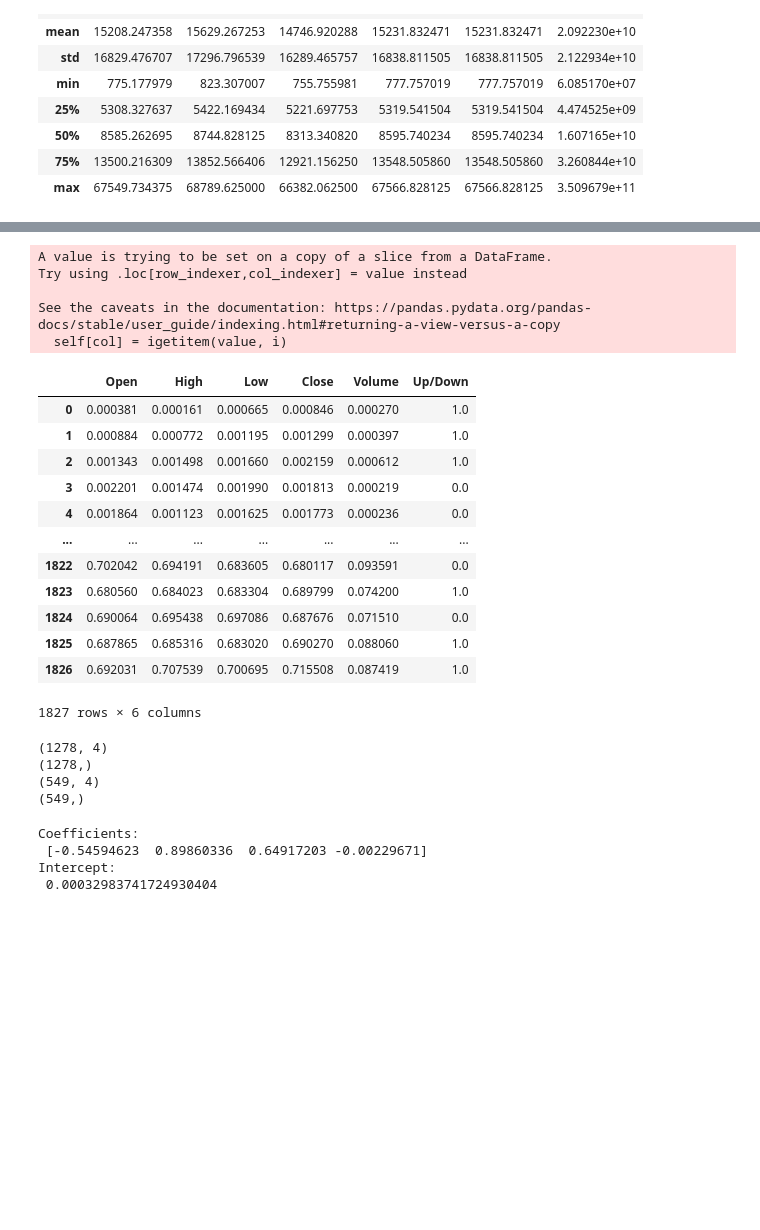
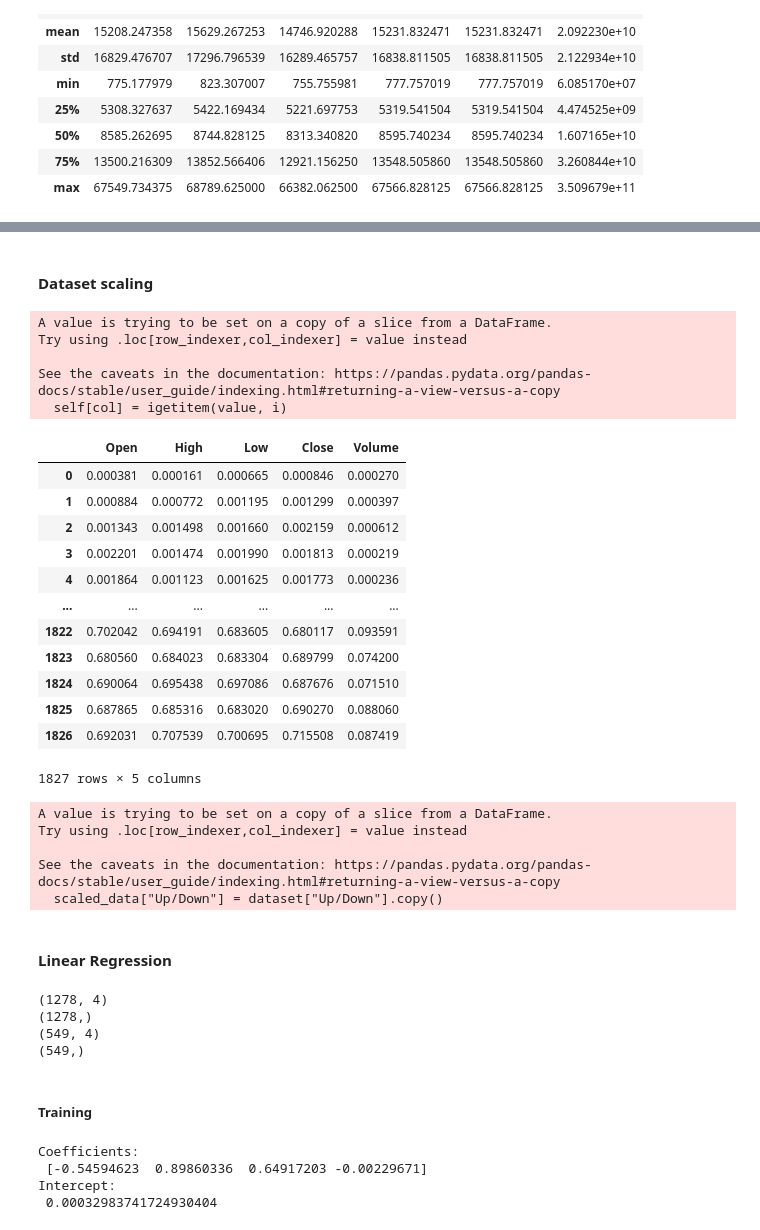
Before and after one commit to marina-sam14/BitcoinClosePricePrediction, a Jupyter notebook: MachineLearning.ipynb, the cells around one changed output, grey strips where cells are left out. Drawn from its saved outputs; the diff is of its cells as text; code cells hidden in the pictures; blank space fills up the shorter version.

```diff
--- a/MachineLearning.ipynb
+++ b/MachineLearning.ipynb
@@ -42,0 +68,3 @@ dataset['Up/Down'] = np.where(dataset['pos_neg']>0, '0', '1')
+# %%
+dataset["Date"]=pd.to_datetime(dataset['Date'])
+dataset['Date']
@@ -42,0 +84,3 @@ dataset['Up/Down'] = np.where(dataset['pos_neg']>0, '0', '1')
+# %%
+dataset['Year'] = dataset['Date'].dt.year
+dataset
@@ -43,28 +161,39 @@ dataset['Up/Down'] = np.where(dataset['pos_neg']>0, '0', '1')
+# %% [markdown]
+#### Dataset scaling
 # %%
-#### Scaling ####
-scaled_data = dataset[['Open', 'High', 'Low', 'Close', 'Volume','Up/Down']]
+scaled_data = dataset[['Open', 'High', 'Low', 'Close', 'Volume']]
 scaler = MinMaxScaler(copy=False)
-scaled_data[['Open', 'High', 'Low', 'Close', 'Volume','Up/Down']] = scaler.fit_transform(scaled_data[['Open', 'High', 'Low', 'Close', 'Volume','Up/Down']])
+scaled_data[['Open', 'High', 'Low', 'Close', 'Volume']] = scaler.fit_transform(scaled_data[['Open', 'High', 'Low', 'Close', 'Volume']])
 scaled_data
 # %% [output]
 A value is trying to be set on a copy of a slice from a DataFrame.
 Try using .loc[row_indexer,col_indexer] = value instead
 
 See the caveats in the documentation: https://pandas.pydata.org/pandas-docs/stable/user_guide/indexing.html#returning-a-view-versus-a-copy
   self[col] = igetitem(value, i)
-|  | Open | High | Low | Close | Volume | Up/Down |
-| 0 | 0.000381 | 0.000161 | 0.000665 | 0.000846 | 0.000270 | 1.0 |
-| 1 | 0.000884 | 0.000772 | 0.001195 | 0.001299 | 0.000397 | 1.0 |
-| 2 | 0.001343 | 0.001498 | 0.001660 | 0.002159 | 0.000612 | 1.0 |
-| 3 | 0.002201 | 0.001474 | 0.001990 | 0.001813 | 0.000219 | 0.0 |
-| 4 | 0.001864 | 0.001123 | 0.001625 | 0.001773 | 0.000236 | 0.0 |
-| ... | ... | ... | ... | ... | ... | ... |
-| 1822 | 0.702042 | 0.694191 | 0.683605 | 0.680117 | 0.093591 | 0.0 |
-| 1823 | 0.680560 | 0.684023 | 0.683304 | 0.689799 | 0.074200 | 1.0 |
-| 1824 | 0.690064 | 0.695438 | 0.697086 | 0.687676 | 0.071510 | 0.0 |
-| 1825 | 0.687865 | 0.685316 | 0.683020 | 0.690270 | 0.088060 | 1.0 |
-| 1826 | 0.692031 | 0.707539 | 0.700695 | 0.715508 | 0.087419 | 1.0 |
+|  | Open | High | Low | Close | Volume |
+| 0 | 0.000381 | 0.000161 | 0.000665 | 0.000846 | 0.000270 |
+| 1 | 0.000884 | 0.000772 | 0.001195 | 0.001299 | 0.000397 |
+| 2 | 0.001343 | 0.001498 | 0.001660 | 0.002159 | 0.000612 |
+| 3 | 0.002201 | 0.001474 | 0.001990 | 0.001813 | 0.000219 |
+| 4 | 0.001864 | 0.001123 | 0.001625 | 0.001773 | 0.000236 |
+| ... | ... | ... | ... | ... | ... |
+| 1822 | 0.702042 | 0.694191 | 0.683605 | 0.680117 | 0.093591 |
+| 1823 | 0.680560 | 0.684023 | 0.683304 | 0.689799 | 0.074200 |
+| 1824 | 0.690064 | 0.695438 | 0.697086 | 0.687676 | 0.071510 |
+| 1825 | 0.687865 | 0.685316 | 0.683020 | 0.690270 | 0.088060 |
+| 1826 | 0.692031 | 0.707539 | 0.700695 | 0.715508 | 0.087419 |
-1827 rows × 6 columns
+1827 rows × 5 columns
+# %%
+scaled_data["Up/Down"] = dataset["Up/Down"].copy()
+# %% [output]
+A value is trying to be set on a copy of a slice from a DataFrame.
+Try using .loc[row_indexer,col_indexer] = value instead
+
+See the caveats in the documentation: https://pandas.pydata.org/pandas-docs/stable/user_guide/indexing.html#returning-a-view-versus-a-copy
+  scaled_data["Up/Down"] = dataset["Up/Down"].copy()
+# %% [markdown]
+#### Linear Regression
 # %%
 X = scaled_data[['Open', 'High', 'Low', 'Volume']]
 y = scaled_data['Close']
@@ -83 +210,3 @@ print(y_test.shape)
+# %% [markdown]
+##### Training
 # %%
```
Also changed, not shown: parts of 59 cells of this notebook, 4 other files.
